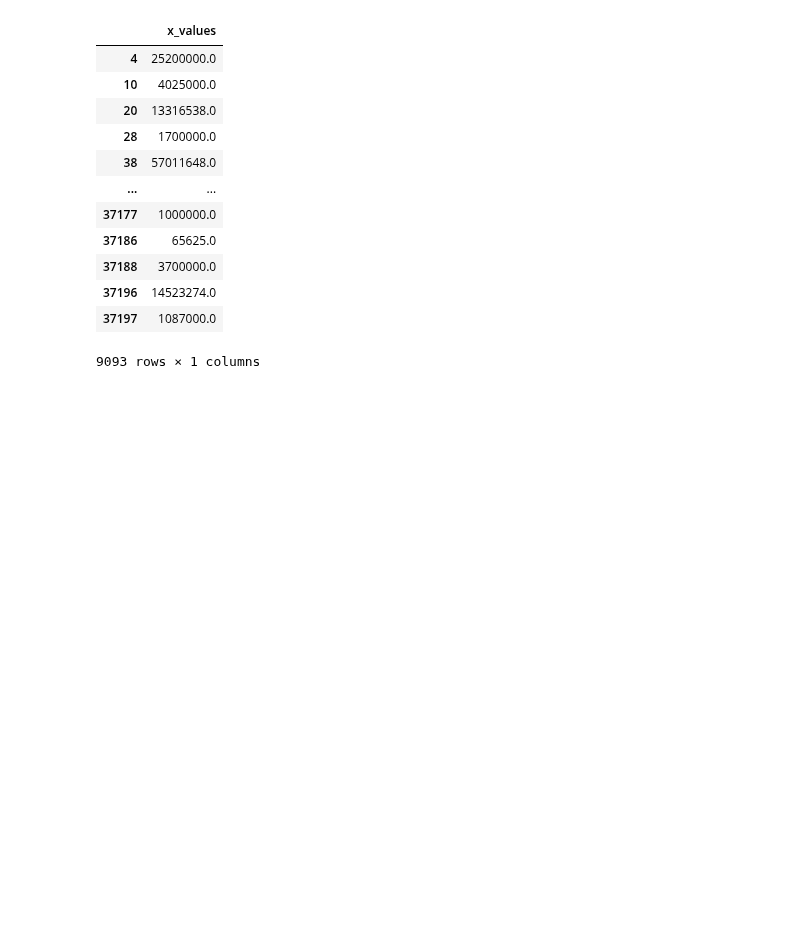
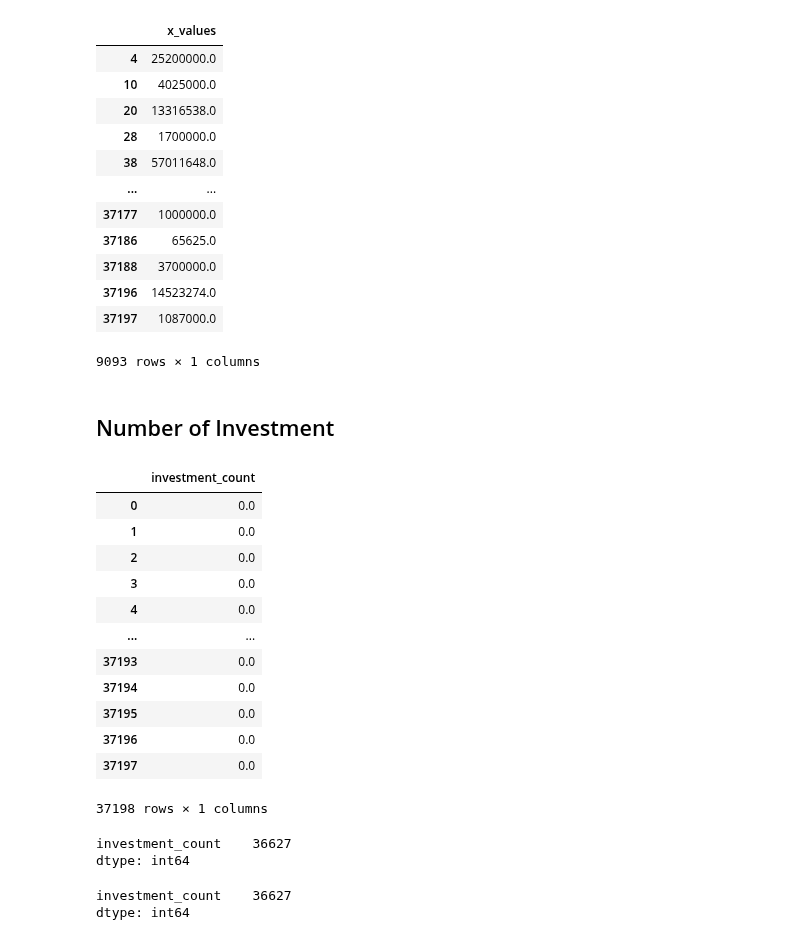
Before and after one commit to StardustLID/TEMG4952A-TEAM-5, a Jupyter notebook: backend/csv_helper.ipynb, the cells around one changed output. Drawn from its saved outputs; the diff is of its cells as text; code cells hidden in the pictures; blank space fills up the shorter version.

Commit message:
Activate the Num Investment Histogram

```diff
--- a/backend/csv_helper.ipynb
+++ b/backend/csv_helper.ipynb
@@ -338,3 +338,37 @@ df
 9093 rows × 1 columns
 # %%
 df.to_csv(index = False)
+# %% [markdown]
+## Number of Investment
+# %%
+import pandas as pd
+df = pd.read_csv("../Week3_Onwards/unifed_csv_without_duplicated_company.csv")
+# %%
+series = df['investment_count']
+df = series.to_frame()
+
+df
+# %% [output]
+|  | investment_count |
+| 0 | 0.0 |
+| 1 | 0.0 |
+| 2 | 0.0 |
+| 3 | 0.0 |
+| 4 | 0.0 |
+| ... | ... |
+| 37193 | 0.0 |
+| 37194 | 0.0 |
+| 37195 | 0.0 |
+| 37196 | 0.0 |
+| 37197 | 0.0 |
+37198 rows × 1 columns
+# %%
+df[df < 100].count()
+# %% [output]
+investment_count    36627
+dtype: int64
+# %%
+df[df == 0].count()
+# %% [output]
+investment_count    36627
+dtype: int64
```
Also changed, not shown: parts of 2 cells of this notebook, 2 other files.
